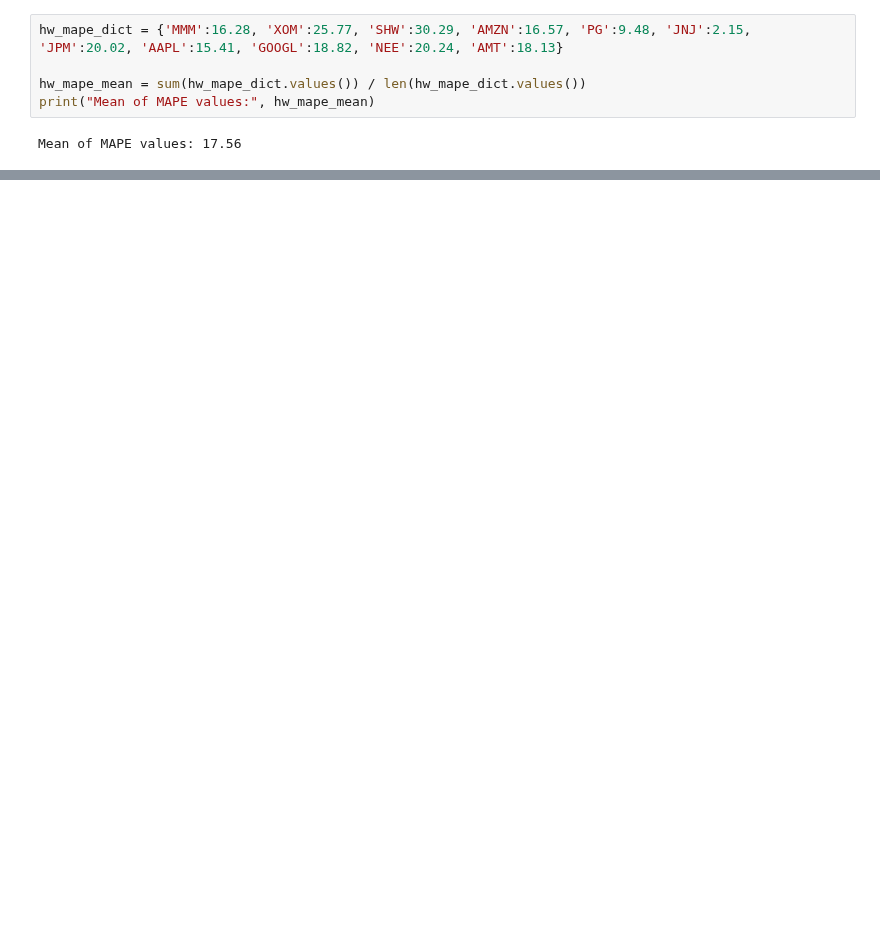
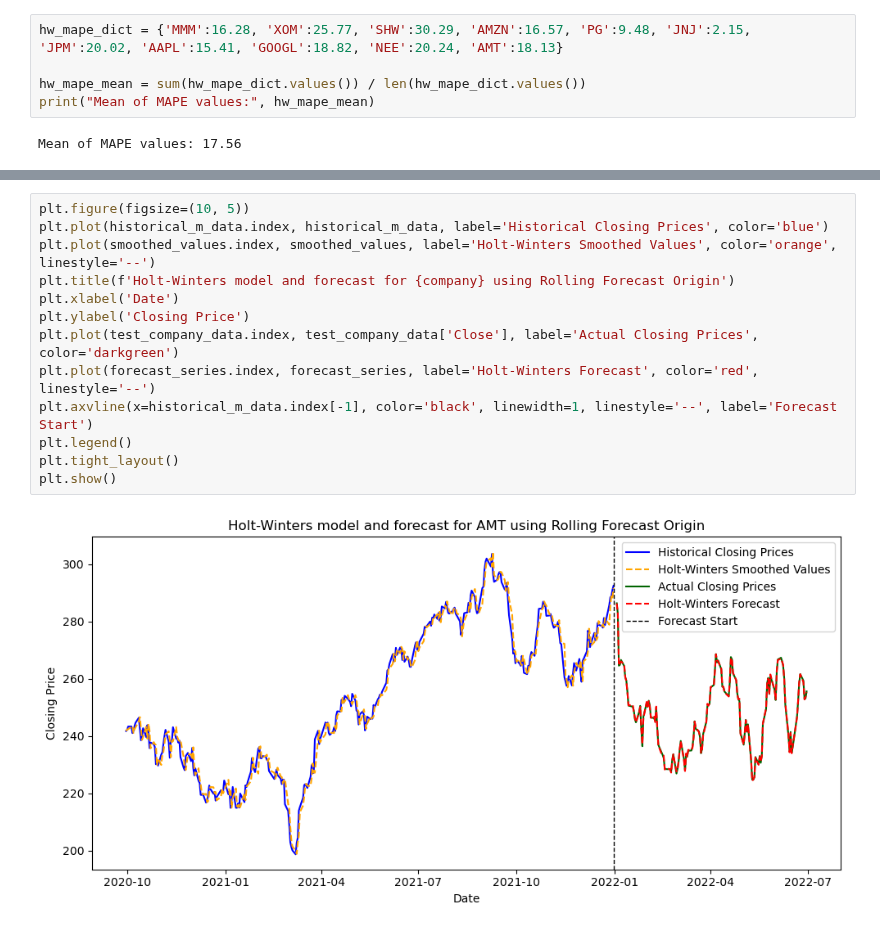
Before and after one commit to yothisisash/IT1244-Stock-Market, a Jupyter notebook: holt_winters_single_company_v2.ipynb, the cells around one changed output, grey strips where cells are left out. Cells and saved outputs as stored; diff of their text form; blank space fills up the shorter version.

```diff
--- a/holt_winters_single_company_v2.ipynb
+++ b/holt_winters_single_company_v2.ipynb
@@ -332,0 +404,15 @@ Mean of MAPE values: 17.56
+# %%
+plt.figure(figsize=(10, 5))
+plt.plot(historical_m_data.index, historical_m_data, label='Historical Closing Prices', color='blue')
+plt.plot(smoothed_values.index, smoothed_values, label='Holt-Winters Smoothed Values', color='orange', linestyle='--')
+plt.title(f'Holt-Winters model and forecast for {company} using Rolling Forecast Origin')
+plt.xlabel('Date')
+plt.ylabel('Closing Price')
+plt.plot(test_company_data.index, test_company_data['Close'], label='Actual Closing Prices', color='darkgreen')
+plt.plot(forecast_series.index, forecast_series, label='Holt-Winters Forecast', color='red', linestyle='--')
+plt.axvline(x=historical_m_data.index[-1], color='black', linewidth=1, linestyle='--', label='Forecast Start')
+plt.legend()
+plt.tight_layout()
+plt.show()
+# %% [output]
+[figure, added]
```
Also changed, not shown: parts of 13 cells of this notebook.
